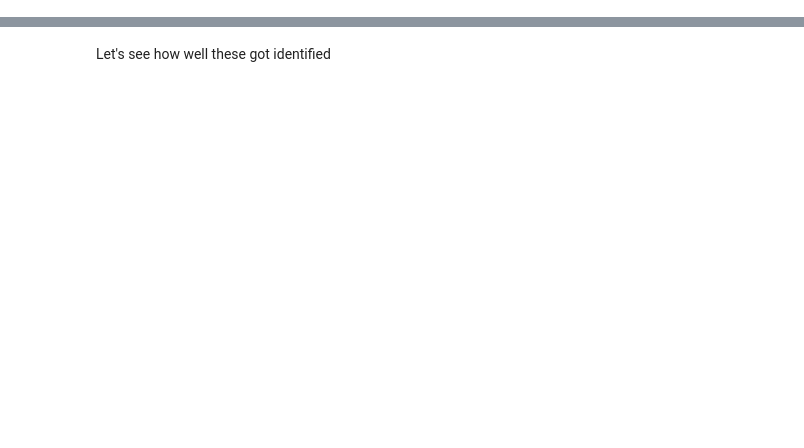
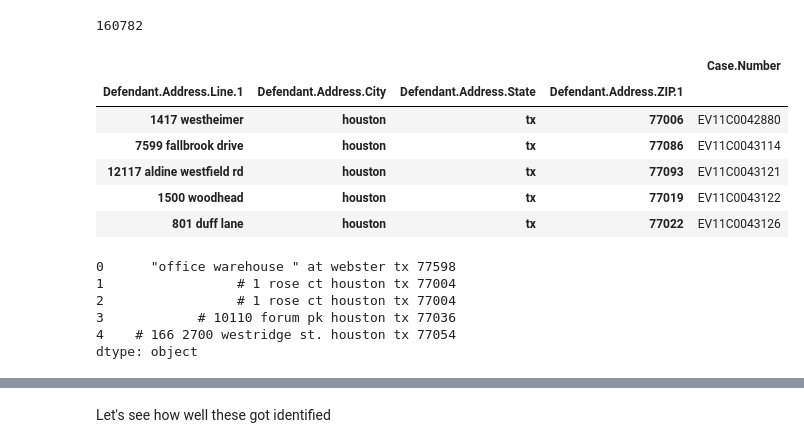
Before and after one commit to nkrishnaswami/eviction-data, a Jupyter notebook: 03-geocode_evictions.ipynb, the cells around one changed output, grey strips where cells are left out. Drawn from its saved outputs; the diff is of its cells as text; code cells hidden in the pictures; blank space fills up the shorter version.

```diff
--- a/geocode_evictions.ipynb
+++ b/03-geocode_evictions.ipynb
@@ -81,0 +20,14 @@ eviction_df = pd.read_csv('evictions-20170431-final.csv', converters=converters)
+# %%
+%%time
+connstr = 'postgresql+psycopg2://postgres:root@localhost/postgres'
+eviction_df = pd.read_sql('SELECT * FROM evictions', connstr)
+eviction_df.dtypes[[
+    'Nature.Of.Claim',
+    'Case.Status',
+    'Plaintiff.Atty.Address.State',
+    'Defendant.Atty.Address.State',
+    'Second.Plaintiff.Atty.Address.State',
+    'Second.Defendant.Address.State',
+    'Second.Defendant.Atty.Address.State',
+    'Judgment.Text'
+]] = 'category'
@@ -82,8 +36,10 @@ eviction_df = pd.read_csv('evictions-20170431-final.csv', converters=converters)
 # %%
-eviction_df.drop('Unnamed: 0', axis=1, inplace=True)
 eviction_df.set_index('Case.Number', drop=False, inplace=True)
 # %%
-address_cols = ["Defendant.Addr.Line.1","Defendant.Addr.City",
-                "Defendant.Addr.State","Defendant.Addr.ZIP.1"]
+address_cols = ["Defendant.Address.Line.1",
+                "Defendant.Address.City",
+                "Defendant.Address.State",
+                "Defendant.Address.ZIP.1"]
 addresses_df = eviction_df[address_cols].apply(lambda x: x.str.lower())
+addresses_df["Defendant.Address.ZIP.1"] = addresses_df["Defendant.Address.ZIP.1"].str.slice(0,5)
 # %%
@@ -301,0 +173,4 @@ dtype: object
+# %%
+joined_address_df['Match'].isnull().sum()
+# %% [output]
+160782
@@ -301,0 +183,11 @@ dtype: object
+# %%
+addresses_df = addresses_df.reset_index().set_index(address_cols)
+addresses_df.head()
+# %% [output]
+|  |  |  |  | Case.Number |
+| Defendant.Address.Line.1 | Defendant.Address.City | Defendant.Address.State | Defendant.Address.ZIP.1 |  |
+| 1417 westheimer | houston | tx | 77006 | EV11C0042880 |
+| 7599 fallbrook drive | houston | tx | 77086 | EV11C0043114 |
+| 12117 aldine westfield rd | houston | tx | 77093 | EV11C0043121 |
+| 1500 woodhead | houston | tx | 77019 | EV11C0043122 |
+| 801 duff lane | houston | tx | 77022 | EV11C0043126 |
@@ -301,0 +211,9 @@ dtype: object
+# %%
+lc_addr.head()
+# %% [output]
+0      "office warehouse " at webster tx 77598
+1                 # 1 rose ct houston tx 77004
+2                 # 1 rose ct houston tx 77004
+3            # 10110 forum pk houston tx 77036
+4    # 166 2700 westridge st. houston tx 77054
+dtype: object
```
Also changed, not shown: parts of 48 cells of this notebook, 5 other files.
